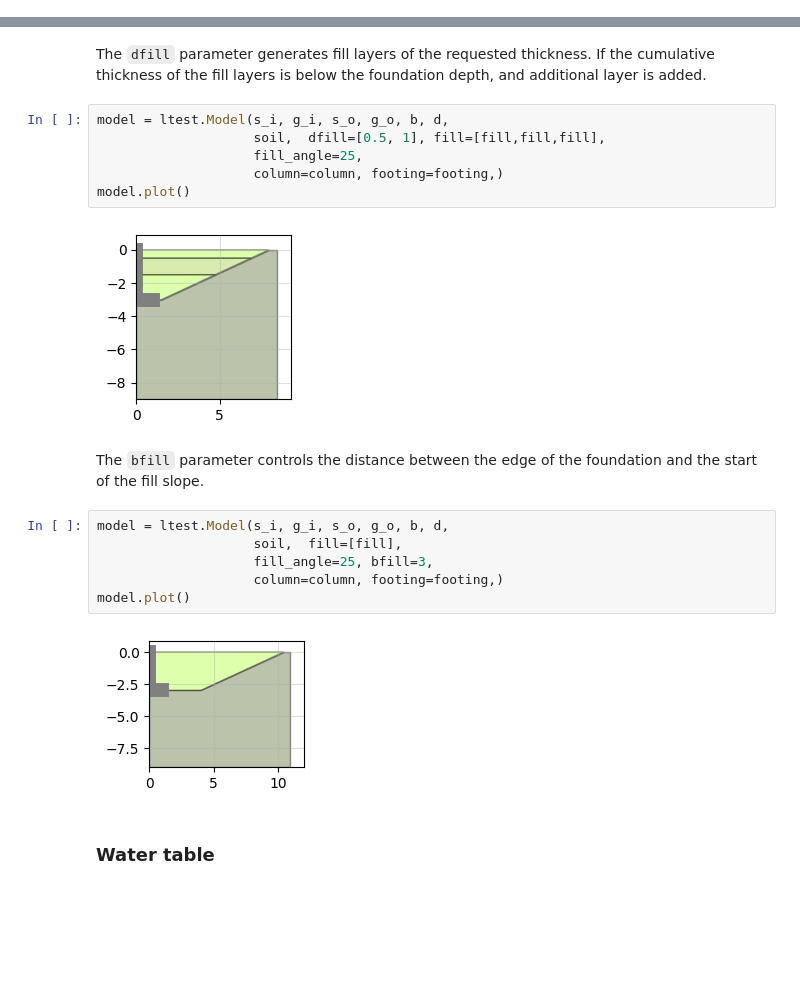
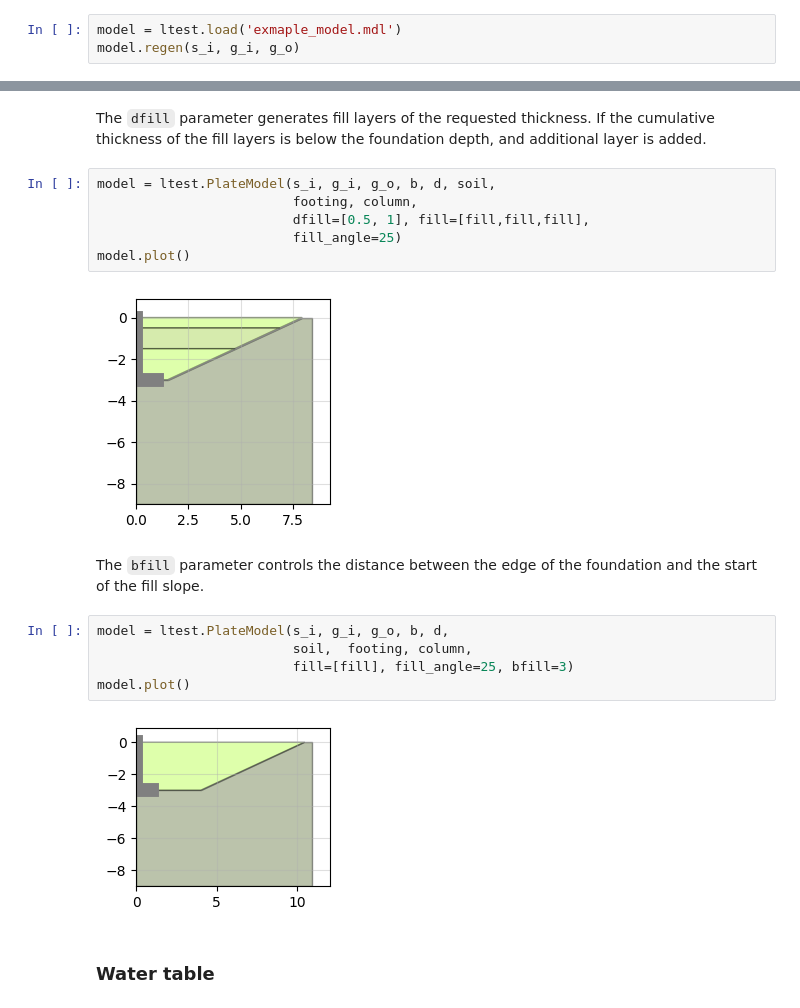
Before and after one commit to p-barb/padtest, a Jupyter notebook: README.ipynb, the cells around one changed output, grey strips where cells are left out. Saved outputs shown, nothing was run; the diff lists cells and outputs as text; blank space fills up the shorter version.

```diff
--- a/README.ipynb
+++ b/README.ipynb
@@ -146,0 +159,3 @@ Test results are stored in the results dataframe and can be plotted using the `p
+# %%
+model = ltest.load('exmaple_model.mdl')
+model.regen(s_i, g_i, g_o)
@@ -407,23 +430,22 @@ model.plot()
 # %% [markdown]
 The `dfill` parameter generates fill layers of the requested thickness. If the cumulative thickness of the fill layers is below the foundation depth, and additional layer is added.
 # %%
-model = ltest.Model(s_i, g_i, s_o, g_o, b, d,
-                    soil,  dfill=[0.5, 1], fill=[fill,fill,fill],
-                    fill_angle=25,
-                    column=column, footing=footing,)
+model = ltest.PlateModel(s_i, g_i, g_o, b, d, soil,
+                         footing, column,
+                         dfill=[0.5, 1], fill=[fill,fill,fill],
+                         fill_angle=25)
 model.plot()
 # %% [output]
-[figure, old version]
+[figure, new version]
 # %% [markdown]
 The `bfill` parameter controls the distance between the edge of the foundation and the start of the fill slope.
 # %%
-model = ltest.Model(s_i, g_i, s_o, g_o, b, d,
-                    soil,  fill=[fill],
-                    fill_angle=25, bfill=3,
-                    column=column, footing=footing,)
+model = ltest.PlateModel(s_i, g_i, g_o, b, d,
+                         soil,  footing, column,
+                         fill=[fill], fill_angle=25, bfill=3)
 model.plot()
 # %% [output]
-[figure, old version]
+[figure, new version]
 # %% [markdown]
 ### Water table
 # %% [markdown]
```
Also changed, not shown: parts of 38 cells of this notebook, 39 other files.
